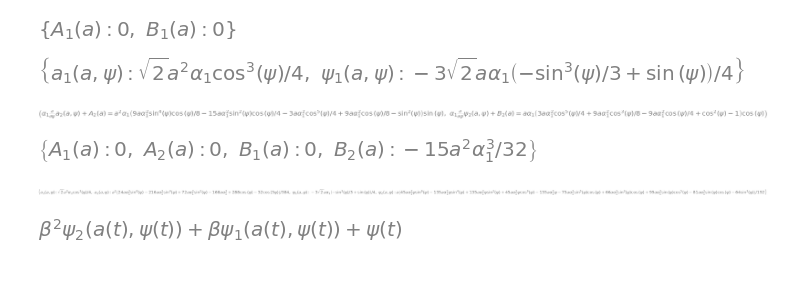
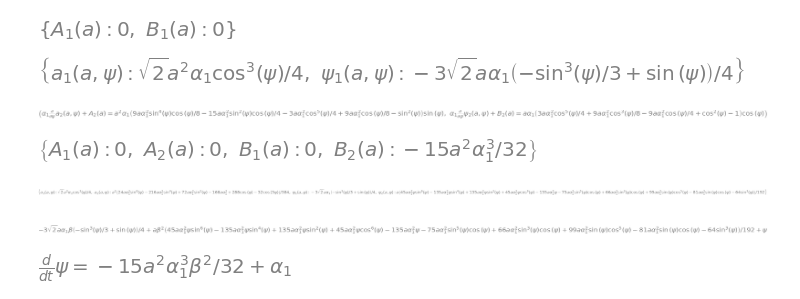
Before and after one commit to H4KC3R/Perturbation-theory, a Jupyter notebook: Лекция 04. Задание 3.ipynb, the cells around one changed output. Saved outputs shown, nothing was run; the diff lists cells and outputs as text; code cells hidden in the pictures; blank space fills up the shorter version.

```diff
--- a/Лекция 04. Задание 3.ipynb
+++ b/Лекция 04. Задание 3.ipynb
@@ -152,6 +152,12 @@ Subsapsi
 # %% [output]
 [figure]
 # %%
-Subs_phi.subs(Subsapsi)
+phi = Psi + beta * Subsapsi[psilst[0](A,Psi)] + beta**2 * Subsapsi[psilst[1](A,Psi)]
+phi
 # %% [output]
-[figure, old version]
+[figure, new version]
+# %%
+# Где ψ находим из уравнения ниже
+Eq(Derivative(Psi, t),alpha1 + beta * SubsAB[Blst[0](A)] + beta**2 * SubsAB[Blst[1](A)])
+# %% [output]
+[figure, added]
```
